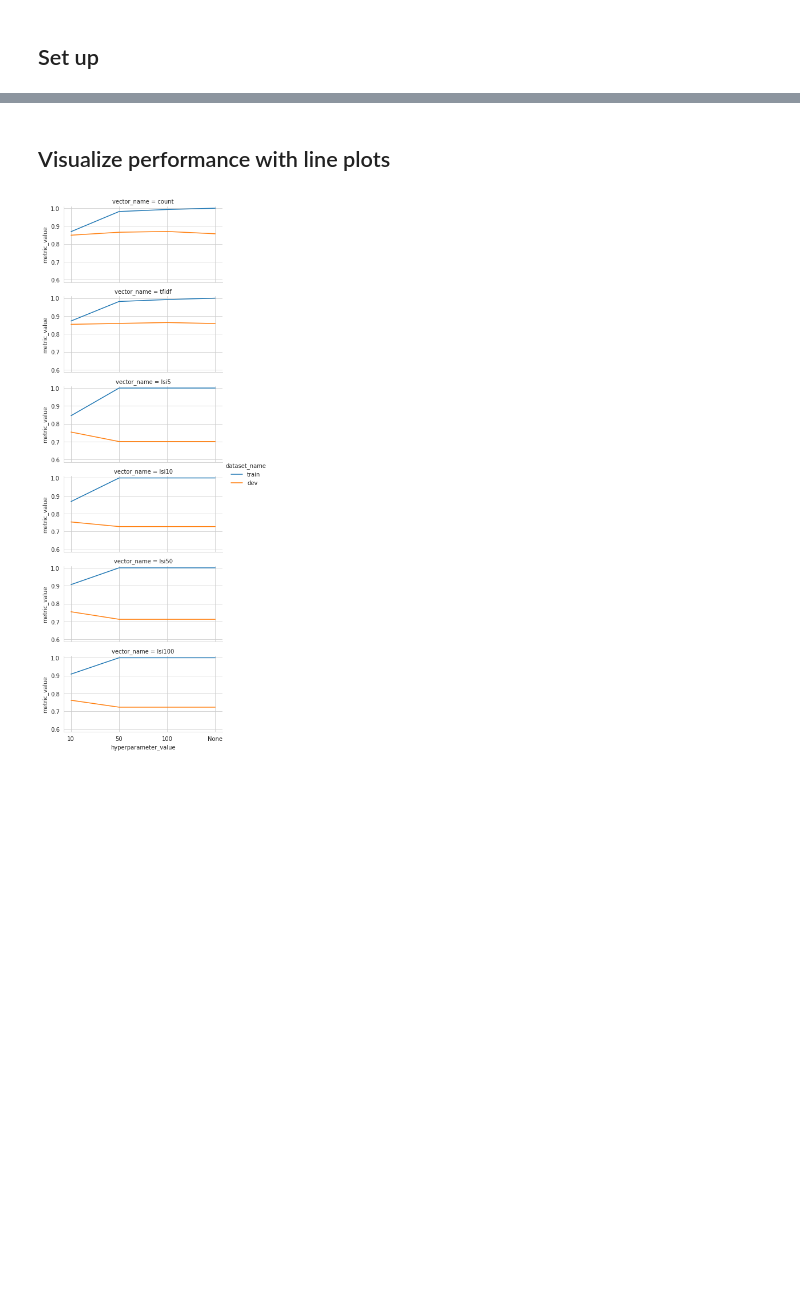
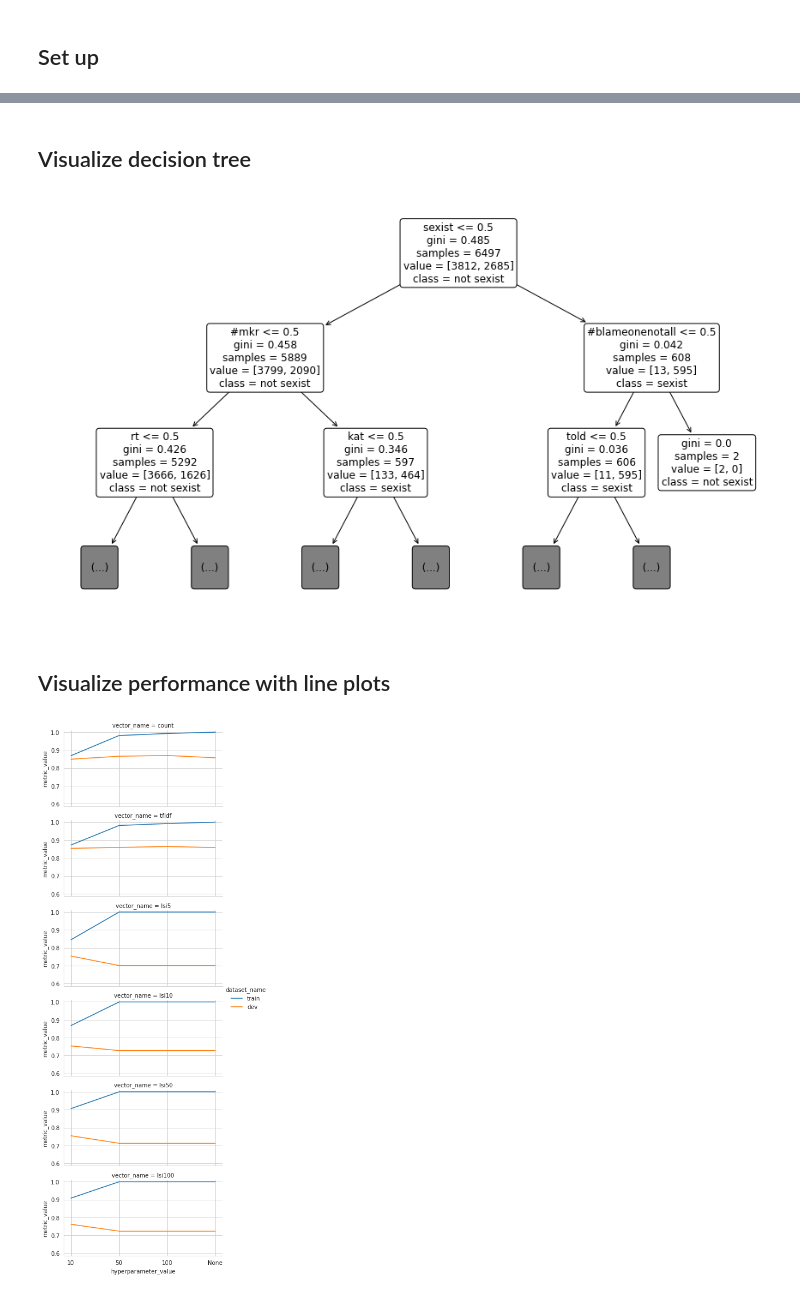
Before and after one commit to brooke-l-hawkins/milestone-ii, a Jupyter notebook: code/visualize_supervised_performance.ipynb, the cells around one changed output, grey strips where cells are left out. Saved outputs shown, nothing was run; the diff lists cells and outputs as text; code cells hidden in the pictures; blank space fills up the shorter version.

```diff
--- a/code/visualize_supervised_performance.ipynb
+++ b/code/visualize_supervised_performance.ipynb
@@ -21,3 +23,47 @@ summary_df.sample(5)
+# %% [markdown]
+## Visualize decision tree
+# %%
+def get_vocab_list(vocabulary):
+    """
+    Convert count vectorizer vocabulary dictionary into ordered list
+    """
+    # initialize empty list of same length as vocabulary
+    vocab_list = [None] * len(vocabulary)
+
+    # iterate over items in count vectorizer's dictionary
+    for token, index in vocabulary.items():
+        # save token at corresponding index in vocabulary list
+        vocab_list[index] = token
+
+    return vocab_list
+# %%
+def plot_decision_tree():
+    """
+    Plot first two branches of smallest decision tree with count vectors for interpretability
+    """
+    # import decision tree model
+    tree = pickle.load(open('../data/derived/models/decisiontree_vectorcount_maxdepth10.pkl', 'rb' ))
+
+    # import bag of words transformer
+    count_vectorizer = pickle.load(open('../data/derived/models/vectorizer_count.pkl', 'rb'))
+
+    # get vocabulary as ordered list
+    vocab_list = get_vocab_list(count_vectorizer.vocabulary_)
+
+    # plot decision tree
+    plt.figure(figsize=(15,9))
+    plot_tree(tree, fontsize=12, max_depth=2, feature_names=vocab_list, rounded=True,
+              class_names=['not sexist', 'sexist'])
+
+    # save and show figure
+    plt.savefig('../data/derived/visualizations/decisiontree_branches.png', format='png')
+    plt.show()
+
+    return None
+# %%
+plot_decision_tree()
+# %% [output]
+[figure, added]
 # %% [markdown]
 ## Visualize performance with line plots
 # %%
```
Also changed, not shown: parts of 2 cells of this notebook, 3 other files.
